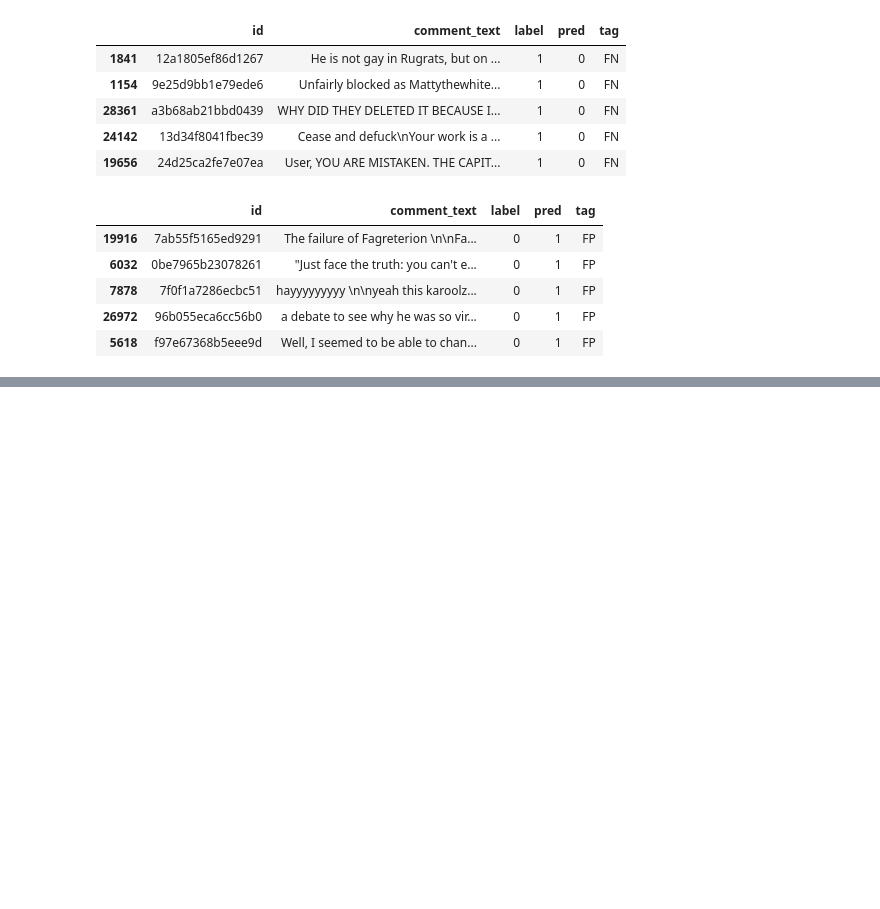
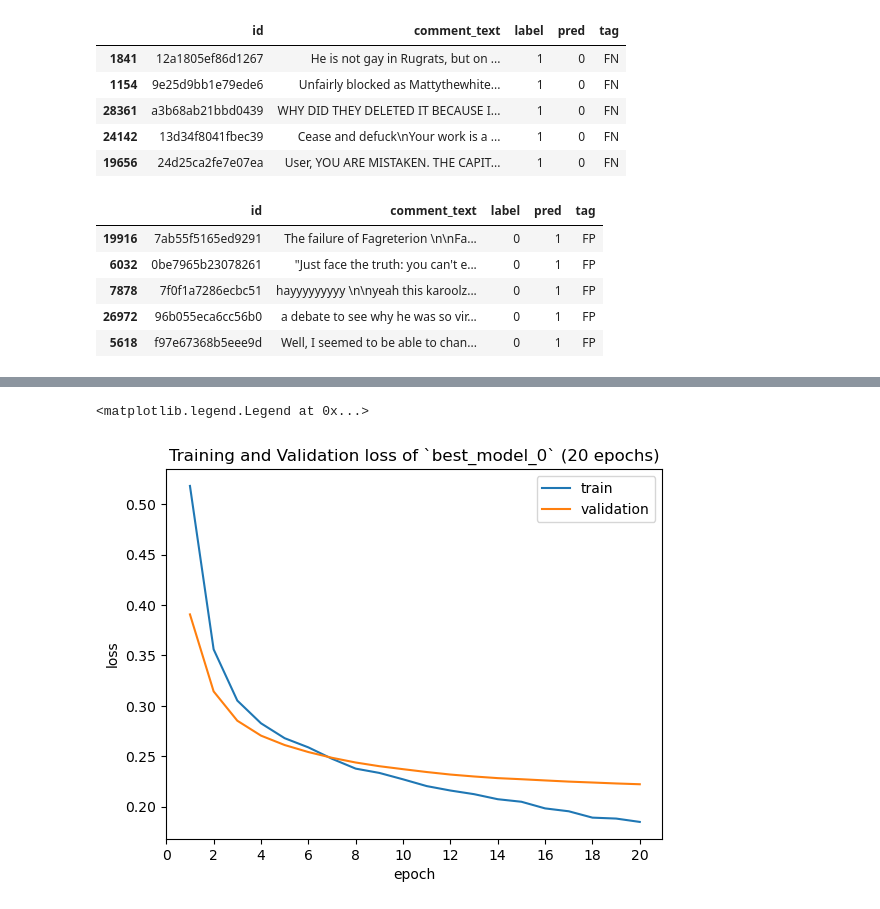
Before and after one commit to irsa-ashraf/toxic-language-filter, a Jupyter notebook: yifu/cnn/cnn_model.ipynb, the cells around one changed output, grey strips where cells are left out. Cells and saved outputs as stored; diff of their text form; code cells hidden in the pictures; blank space fills up the shorter version.

```diff
--- a/yifu/cnn/cnn_model.ipynb
+++ b/yifu/cnn/cnn_model.ipynb
@@ -760,0 +801,14 @@ plt.title('Validation accuracy of `best_model_0` (10 epochs)')
+# %%
+epochs = [x + 1 for x in range(20)]
+
+plt.plot(epochs, train_losses_0_20e, label="train")
+plt.plot(epochs, val_losses_0_20e, label="validation")
+plt.xticks(range(0, 21, 2))
+plt.xlabel('epoch')
+plt.ylabel('loss')
+plt.title('Training and Validation loss of `best_model_0` (20 epochs)')
+
+plt.legend()
+# %% [output]
+<matplotlib.legend.Legend at 0x...>
+[figure, added]
```
Also changed, not shown: parts of 23 cells of this notebook, 4 other files.
